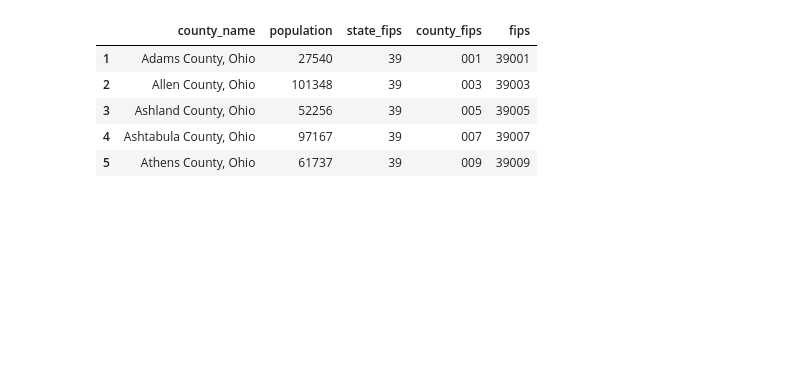
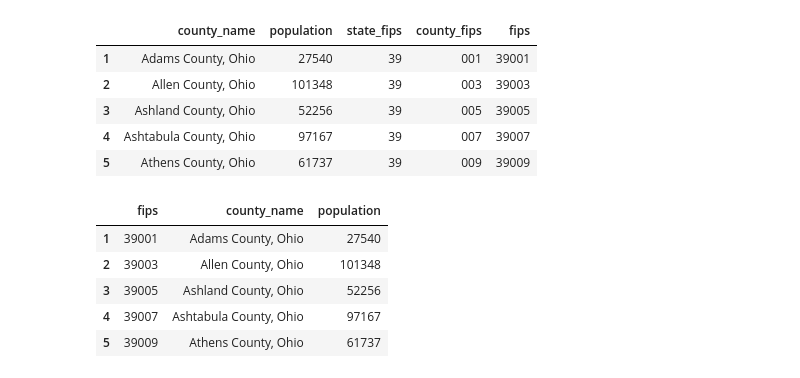
Before and after one commit to IT4063C-Spring26/final-project-Conner-Morgan329, a Jupyter notebook: Check2.ipynb, the cells around one changed output. Saved outputs shown, nothing was run; the diff lists cells and outputs as text; code cells hidden in the pictures; blank space fills up the shorter version.

```diff
--- a/Check2.ipynb
+++ b/Check2.ipynb
@@ -187,3 +184,19 @@ acs_df.head()
 | 3 | Ashland County, Ohio | 52256 | 39 | 005 | 39005 |
 | 4 | Ashtabula County, Ohio | 97167 | 39 | 007 | 39007 |
 | 5 | Athens County, Ohio | 61737 | 39 | 009 | 39009 |
+# %%
+# Keep only necessary columns for analysis
+acs_clean = acs_df[['fips', 'county_name', 'population']].copy()
+
+# Ensure FIPS codes are formatted correctly (5 digits with leading zeros)
+acs_clean['fips'] = acs_clean['fips'].astype(str).str.zfill(5)
+
+# Preview cleaned dataset
+acs_clean.head()
+# %% [output]
+|  | fips | county_name | population |
+| 1 | 39001 | Adams County, Ohio | 27540 |
+| 2 | 39003 | Allen County, Ohio | 101348 |
+| 3 | 39005 | Ashland County, Ohio | 52256 |
+| 4 | 39007 | Ashtabula County, Ohio | 97167 |
+| 5 | 39009 | Athens County, Ohio | 61737 |
```
Also changed, not shown: parts of 13 cells of this notebook, 3 other files.
